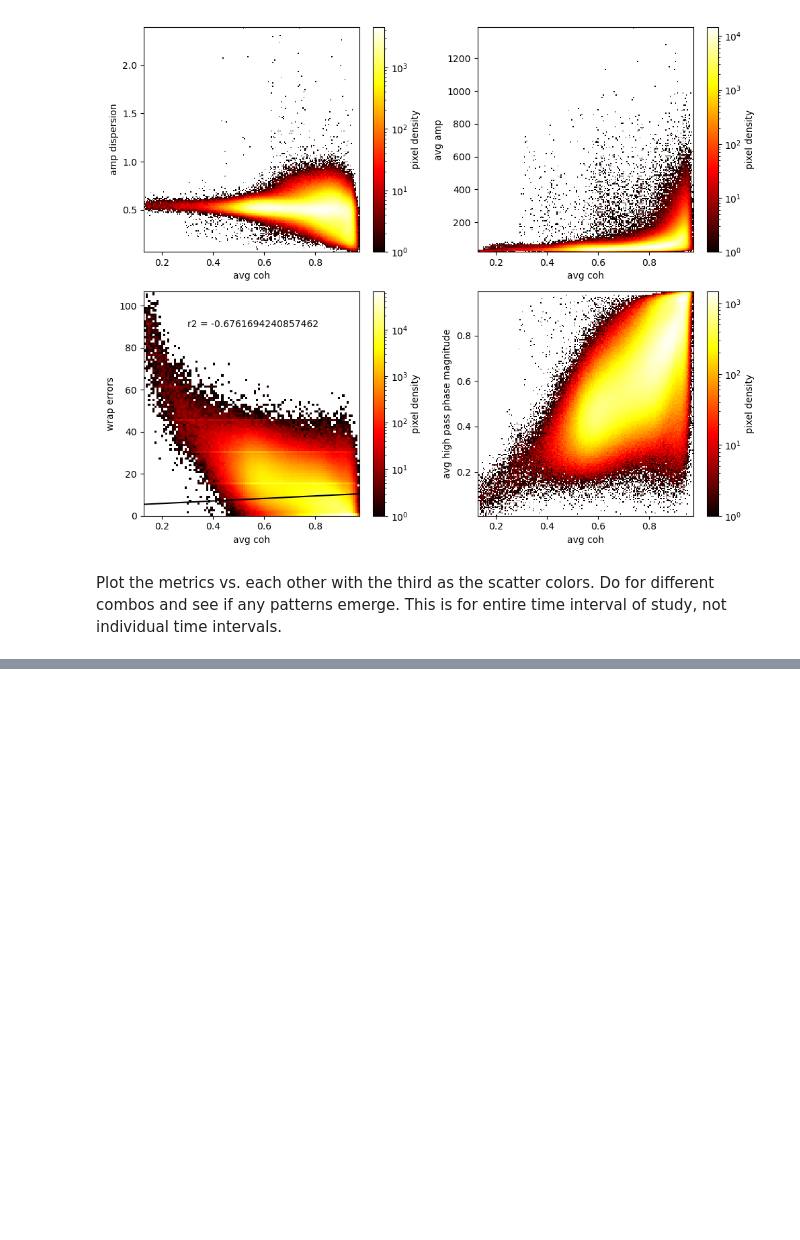
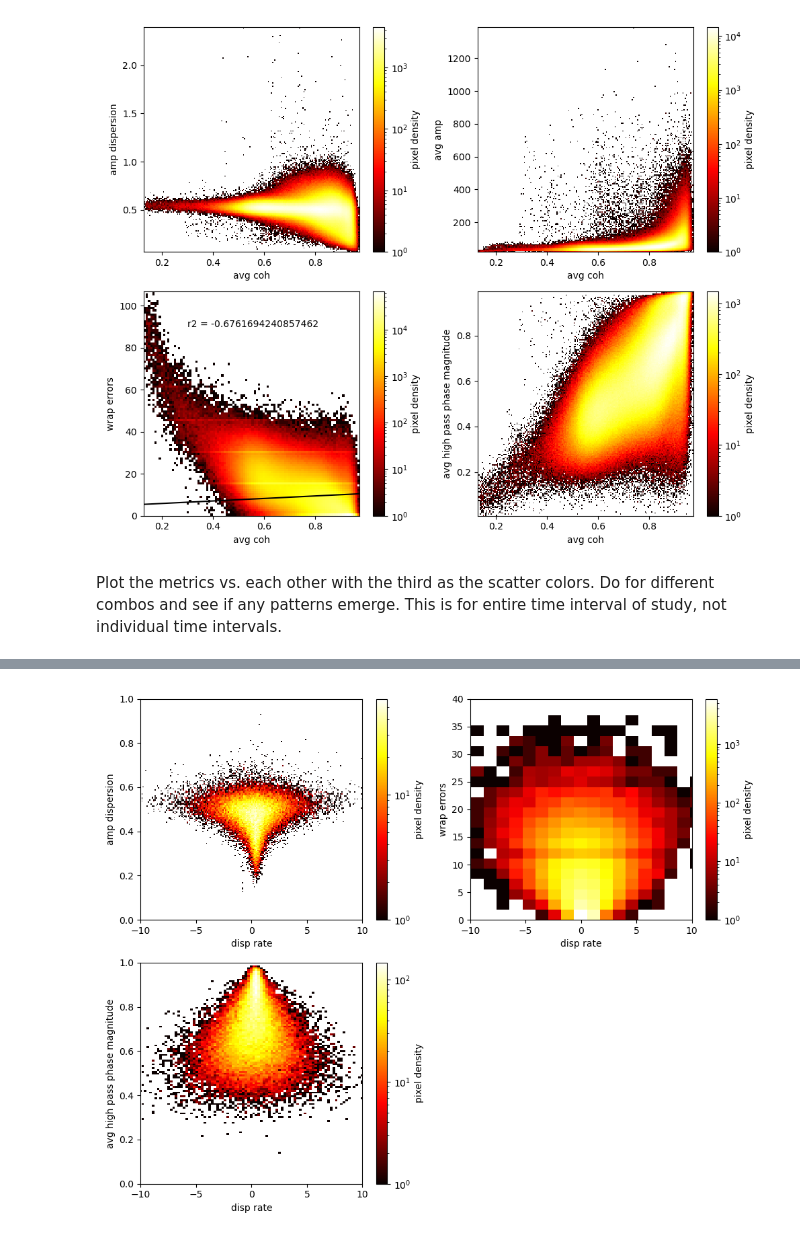
Before and after one commit to opaschall/LagunaSalada, a Jupyter notebook: 17_pixel_populations/plot_avg_coh_vs_other_criteria.ipynb, the cells around one changed output, grey strips where cells are left out. Saved outputs shown, nothing was run; the diff lists cells and outputs as text; code cells hidden in the pictures; blank space fills up the shorter version.

```diff
--- a/17_pixel_populations/plot_avg_coh_vs_other_criteria.ipynb
+++ b/17_pixel_populations/plot_avg_coh_vs_other_criteria.ipynb
@@ -128,0 +186,30 @@ plt.show()
+# %%
+box1x = [3000,3500];  box1dx = box1x[1]-box1x[0]
+box1y = [300, 400];   box1dy = box1y[1]-box1y[0]
+
+disp_rates_box = disp_rates[box1y[0]:box1y[1],box1x[0]:box1x[1]]
+amp_disp_box = amp_dispersion[box1y[0]:box1y[1],box1x[0]:box1x[1]]
+wrap_err_box = wrap_err[box1y[0]:box1y[1],box1x[0]:box1x[1]]
+hp_phs_box = hp_phs[box1y[0]:box1y[1],box1x[0]:box1x[1]]
+
+numBins = 200
+
+plt.figure(figsize=(10,8),tight_layout=True)
+plt.subplot(2,2,1)
+plt.hist2d(disp_rates_box.flatten(),amp_disp_box.flatten(),bins=numBins,norm=mcolors.LogNorm())
+plt.colorbar(label='pixel density'); plt.set_cmap('hot') # plasma is original
+plt.xlabel('disp rate'); plt.ylabel('amp dispersion')
+plt.ylim([0,1]); plt.xlim([-10,10])
+plt.subplot(2,2,2)
+plt.hist2d(disp_rates_box.flatten(),wrap_err_box.flatten(),bins=20,norm=mcolors.LogNorm())
+plt.colorbar(label='pixel density'); plt.set_cmap('hot') # plasma is original
+plt.xlabel('disp rate'); plt.ylabel('wrap errors')
+plt.ylim([0,40]); plt.xlim([-10,10])
+plt.subplot(2,2,3)
+plt.hist2d(disp_rates_box.flatten(),hp_phs_box.flatten(),bins=100,norm=mcolors.LogNorm())
+plt.colorbar(label='pixel density'); plt.set_cmap('hot') # plasma is original
+plt.xlabel('disp rate'); plt.ylabel('avg high pass phase magnitude')
+plt.ylim([0,1]); plt.xlim([-10,10])
+plt.show()
+# %% [output]
+[figure, added]
```
Also changed, not shown: parts of 6 cells of this notebook, 18 other files.
